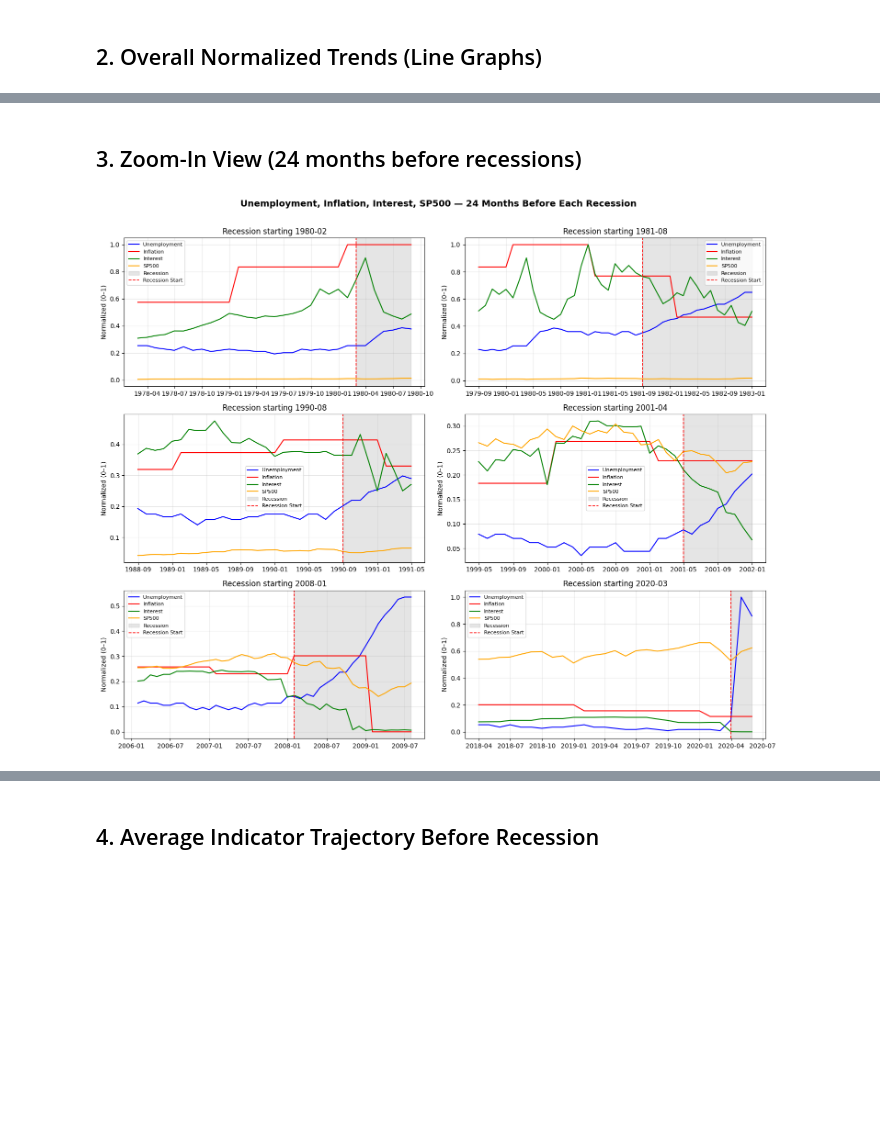
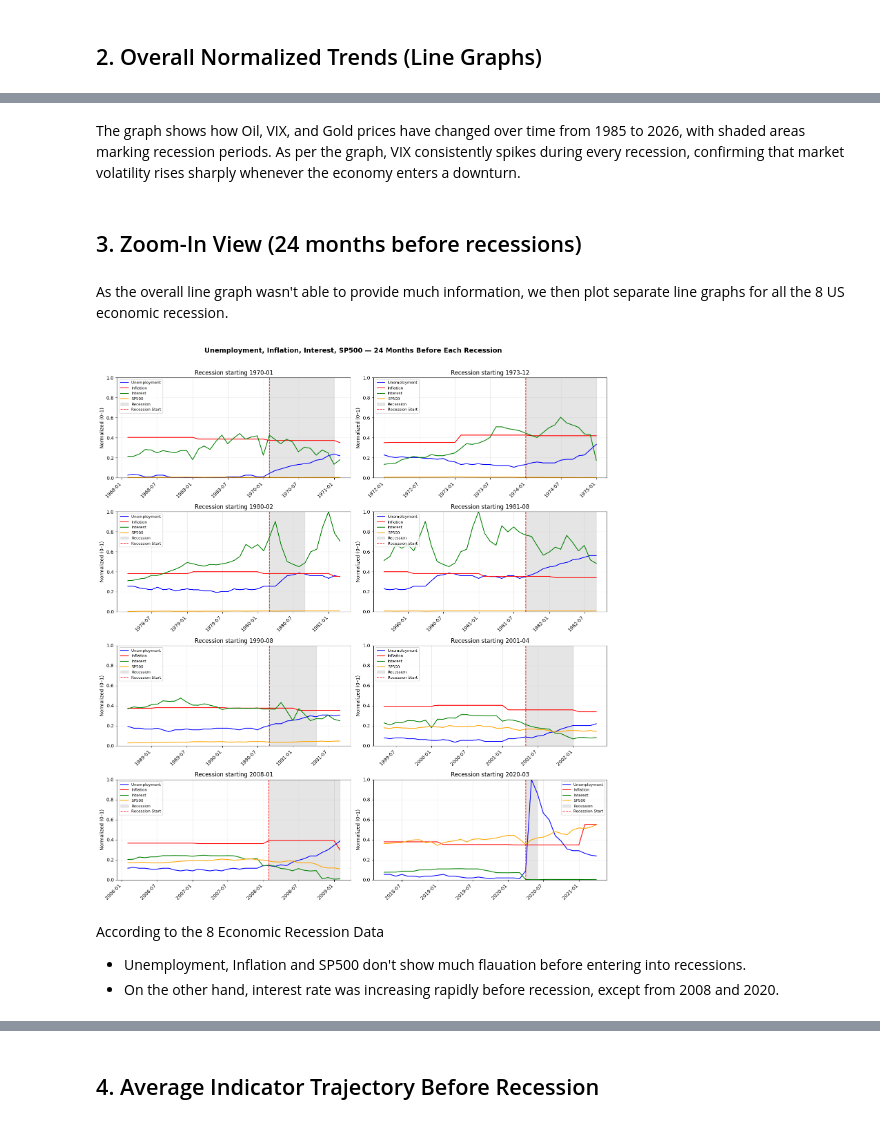
Before and after one commit to Emily0107/Economic-Recession, a Jupyter notebook: public/code/EDA.ipynb, the cells around one changed output, grey strips where cells are left out. Drawn from its saved outputs; the diff is of its cells as text; code cells hidden in the pictures; blank space fills up the shorter version.

```diff
--- a/public/code/EDA.ipynb
+++ b/public/code/EDA.ipynb
@@ -212,7 +231,10 @@ plt.show()
+# %% [markdown]
+The graph shows how Oil, VIX, and Gold prices have changed over time from 1985 to 2026, with shaded areas marking recession periods. As per the graph, VIX consistently spikes during every recession, confirming that market volatility rises sharply whenever the economy enters a downturn.
 # %% [markdown]
 ## 3. Zoom-In View (24 months before recessions)
+# %% [markdown]
+As the overall line graph wasn't able to provide much information, we then plot separate line graphs for all the 8 US economic recession.
 # %%
-# Helper functions
 def get_recession_periods(df, recession_col='Recession'):
     periods = []
     start = None
@@ -228,7 +250,7 @@ def get_recession_periods(df, recession_col='Recession'):
 
 
 def plot_zoom_before_recessions(df, indicator_cols, filename, recession_col='Recession',
-                                 months_before=24, months_after=0, title=None, max_recessions=6):
+                                 months_before=24, months_after=12, title=None, max_recessions=6):
     periods = get_recession_periods(df, recession_col)
 
     if len(periods) > max_recessions:
@@ -252,18 +274,31 @@ def plot_zoom_before_recessions(df, indicator_cols, filename, recession_col='Rec
         window_start_idx = max(0, start_idx - months_before)
         window_start_date = df.index[window_start_idx]
 
-        end_idx = df.index.get_indexer([end_date], method='bfill')[0]
-        window_end_idx = min(len(df) - 1, end_idx + months_after)
+        window_end_idx = min(len(df) - 1, start_idx + months_after)
         window_end_date = df.index[window_end_idx]
 
         plot_df = df.loc[window_start_date:window_end_date, indicator_cols].copy()
 
         for col in indicator_cols:
-            ax.plot(plot_df.index, plot_df[col], label=col,
+            col_data = plot_df[col].dropna()
+
+            # Skip this indicator entirely if no data exists in this window
+            if col_data.empty:
+                continue
+
+            # Only plot the range where data is actually available
+            ax.plot(col_data.index, col_data.values, label=col,
                     color=COLOR_MAP.get(col, 'blue'), linewidth=1.5)
 
-        ax.axvspan(start_date, end_date, color='gray', alpha=0.2, label='Recession')
+        shade_end = min(end_date, window_end_date)
+        ax.axvspan(start_date, shade_end, color='gray', alpha=0.2, label='Recession')
         ax.axvline(start_date, color='red', linestyle='--', linewidth=1.2, label='Recession Start')
+
+        ax.set_ylim(0, 1)
+        ax.xaxis.set_major_locator(mdates.MonthLocator(bymonth=[1, 7]))
+        ax.xaxis.set_major_formatter(mdates.DateFormatter('%Y-%m'))
+        plt.setp(ax.get_xticklabels(), rotation=45, ha='right')
+
         ax.set_title(f"Recession starting {start_date.strftime('%Y-%m')}")
         ax.set_ylabel("Normalized (0–1)")
         ax.legend(fontsize=8)
@@ -276,22 +311,22 @@ def plot_zoom_before_recessions(df, indicator_cols, filename, recession_col='Rec
     plt.savefig(filename, bbox_inches='tight')
     plt.show()
 # %%
-df_1968_scaled = df_1968.copy()
-indicators_1968 = ["Unemployment", "Inflation", "Interest", "SP500"]
-
-for col in indicators_1968:
-    col_min = df_1968_scaled[col].min()
-    col_max = df_1968_scaled[col].max()
-    df_1968_scaled[col] = (df_1968_scaled[col] - col_min) / (col_max - col_min)
-
+# Close-up view: 24 months before and 12 months into each recession for df_1968
 plot_zoom_before_recessions(
-    df_1968_scaled,
+    scaled_1968,
     indicator_cols=indicators_1968,
     filename="close_up_view_1968.png",
     months_before=24,
-    months_after=0,
+    months_after=12,
+    max_recessions=8,
     title="Unemployment, Inflation, Interest, SP500 — 24 Months Before Each Recession"
 )
 # %% [output]
-[figure, old version]
+[figure, new version]
+# %% [markdown]
+According to the 8 Economic Recession Data
+
+
+*   Unemployment, Inflation and SP500 don't show much flauation before entering into recessions.
+*   On the other hand, interest rate was increasing rapidly before recession, except from 2008 and 2020.
 # %%
```
Also changed, not shown: parts of 26 cells of this notebook, 16 other files.
